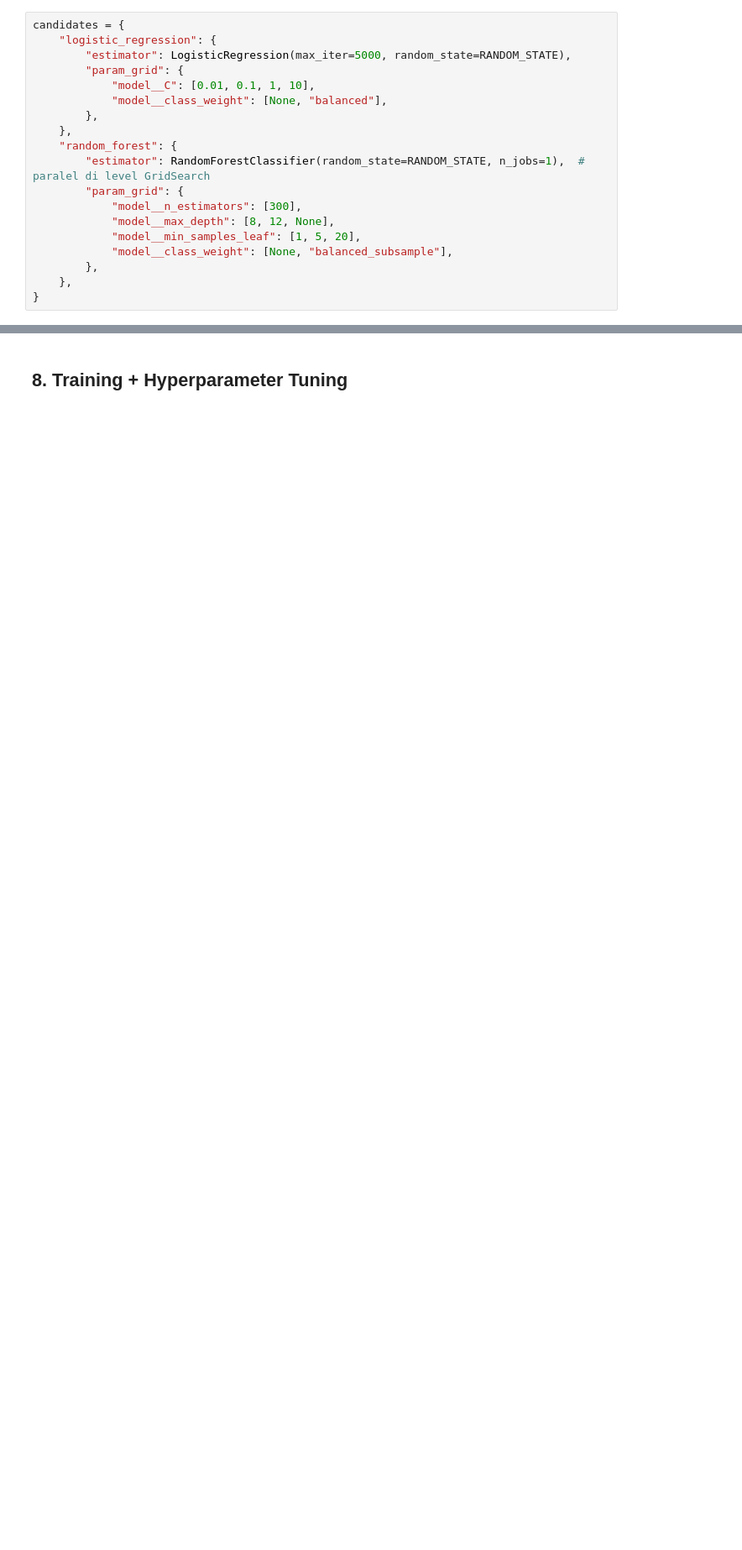
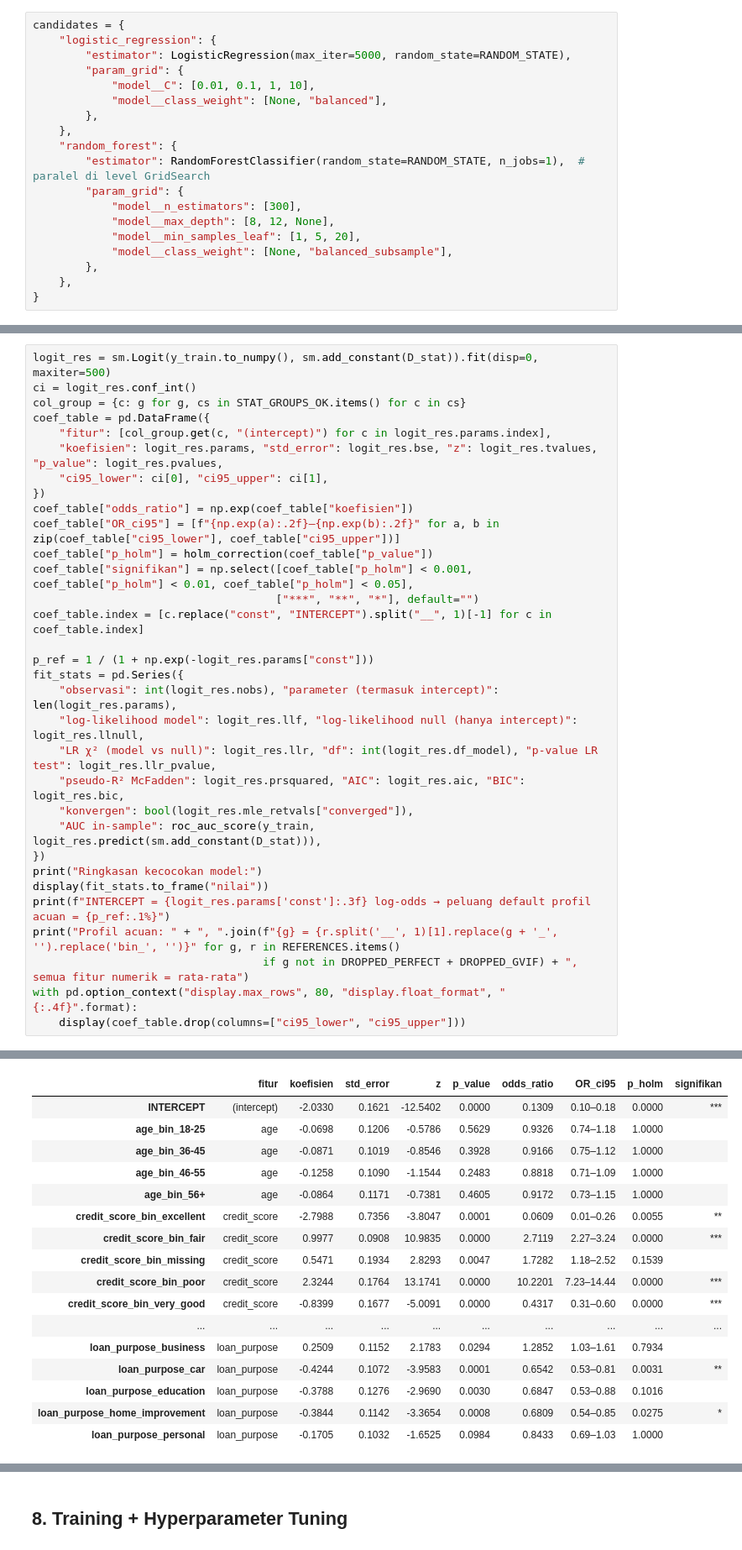
Before and after one commit to ikhsannur1996/credit_classification, a Jupyter notebook: notebooks/credit_default_end_to_end.ipynb, the cells around one changed output, grey strips where cells are left out. Shown at 84% size. Saved outputs shown, nothing was run; the diff lists cells and outputs as text; blank space fills up the shorter version.

```diff
--- a/notebooks/credit_default_end_to_end.ipynb
+++ b/notebooks/credit_default_end_to_end.ipynb
@@ -978,0 +1128,33 @@ candidates = {
+# %%
+logit_res = sm.Logit(y_train.to_numpy(), sm.add_constant(D_stat)).fit(disp=0, maxiter=500)
+ci = logit_res.conf_int()
+col_group = {c: g for g, cs in STAT_GROUPS_OK.items() for c in cs}
+coef_table = pd.DataFrame({
+    "fitur": [col_group.get(c, "(intercept)") for c in logit_res.params.index],
+    "koefisien": logit_res.params, "std_error": logit_res.bse, "z": logit_res.tvalues, "p_value": logit_res.pvalues,
+    "ci95_lower": ci[0], "ci95_upper": ci[1],
+})
+coef_table["odds_ratio"] = np.exp(coef_table["koefisien"])
+coef_table["OR_ci95"] = [f"{np.exp(a):.2f}–{np.exp(b):.2f}" for a, b in zip(coef_table["ci95_lower"], coef_table["ci95_upper"])]
+coef_table["p_holm"] = holm_correction(coef_table["p_value"])
+coef_table["signifikan"] = np.select([coef_table["p_holm"] < 0.001, coef_table["p_holm"] < 0.01, coef_table["p_holm"] < 0.05],
+                                     ["***", "**", "*"], default="")
+coef_table.index = [c.replace("const", "INTERCEPT").split("__", 1)[-1] for c in coef_table.index]
+
+p_ref = 1 / (1 + np.exp(-logit_res.params["const"]))
+fit_stats = pd.Series({
+    "observasi": int(logit_res.nobs), "parameter (termasuk intercept)": len(logit_res.params),
+    "log-likelihood model": logit_res.llf, "log-likelihood null (hanya intercept)": logit_res.llnull,
+    "LR χ² (model vs null)": logit_res.llr, "df": int(logit_res.df_model), "p-value LR test": logit_res.llr_pvalue,
+    "pseudo-R² McFadden": logit_res.prsquared, "AIC": logit_res.aic, "BIC": logit_res.bic,
+    "konvergen": bool(logit_res.mle_retvals["converged"]),
+    "AUC in-sample": roc_auc_score(y_train, logit_res.predict(sm.add_constant(D_stat))),
+})
+print("Ringkasan kecocokan model:")
+display(fit_stats.to_frame("nilai"))
+print(f"INTERCEPT = {logit_res.params['const']:.3f} log-odds → peluang default profil acuan = {p_ref:.1%}")
+print("Profil acuan: " + ", ".join(f"{g} = {r.split('__', 1)[1].replace(g + '_', '').replace('bin_', '')}" for g, r in REFERENCES.items()
+                                   if g not in DROPPED_PERFECT + DROPPED_GVIF) + ", semua fitur numerik = rata-rata")
+with pd.option_context("display.max_rows", 80, "display.float_format", "{:.4f}".format):
+    display(coef_table.drop(columns=["ci95_lower", "ci95_upper"]))
+# %% [output]
@@ -978,0 +1177,17 @@ candidates = {
+|  | fitur | koefisien | std_error | z | p_value | odds_ratio | OR_ci95 | p_holm | signifikan |
+| INTERCEPT | (intercept) | -2.0330 | 0.1621 | -12.5402 | 0.0000 | 0.1309 | 0.10–0.18 | 0.0000 | *** |
+| age_bin_18-25 | age | -0.0698 | 0.1206 | -0.5786 | 0.5629 | 0.9326 | 0.74–1.18 | 1.0000 |  |
+| age_bin_36-45 | age | -0.0871 | 0.1019 | -0.8546 | 0.3928 | 0.9166 | 0.75–1.12 | 1.0000 |  |
+| age_bin_46-55 | age | -0.1258 | 0.1090 | -1.1544 | 0.2483 | 0.8818 | 0.71–1.09 | 1.0000 |  |
+| age_bin_56+ | age | -0.0864 | 0.1171 | -0.7381 | 0.4605 | 0.9172 | 0.73–1.15 | 1.0000 |  |
+| credit_score_bin_excellent | credit_score | -2.7988 | 0.7356 | -3.8047 | 0.0001 | 0.0609 | 0.01–0.26 | 0.0055 | ** |
+| credit_score_bin_fair | credit_score | 0.9977 | 0.0908 | 10.9835 | 0.0000 | 2.7119 | 2.27–3.24 | 0.0000 | *** |
+| credit_score_bin_missing | credit_score | 0.5471 | 0.1934 | 2.8293 | 0.0047 | 1.7282 | 1.18–2.52 | 0.1539 |  |
+| credit_score_bin_poor | credit_score | 2.3244 | 0.1764 | 13.1741 | 0.0000 | 10.2201 | 7.23–14.44 | 0.0000 | *** |
+| credit_score_bin_very_good | credit_score | -0.8399 | 0.1677 | -5.0091 | 0.0000 | 0.4317 | 0.31–0.60 | 0.0000 | *** |
+| ... | ... | ... | ... | ... | ... | ... | ... | ... | ... |
+| loan_purpose_business | loan_purpose | 0.2509 | 0.1152 | 2.1783 | 0.0294 | 1.2852 | 1.03–1.61 | 0.7934 |  |
+| loan_purpose_car | loan_purpose | -0.4244 | 0.1072 | -3.9583 | 0.0001 | 0.6542 | 0.53–0.81 | 0.0031 | ** |
+| loan_purpose_education | loan_purpose | -0.3788 | 0.1276 | -2.9690 | 0.0030 | 0.6847 | 0.53–0.88 | 0.1016 |  |
+| loan_purpose_home_improvement | loan_purpose | -0.3844 | 0.1142 | -3.3654 | 0.0008 | 0.6809 | 0.54–0.85 | 0.0275 | * |
+| loan_purpose_personal | loan_purpose | -0.1705 | 0.1032 | -1.6525 | 0.0984 | 0.8433 | 0.69–1.03 | 1.0000 |  |
```
Also changed, not shown: parts of 25 cells of this notebook, 5 other files.
